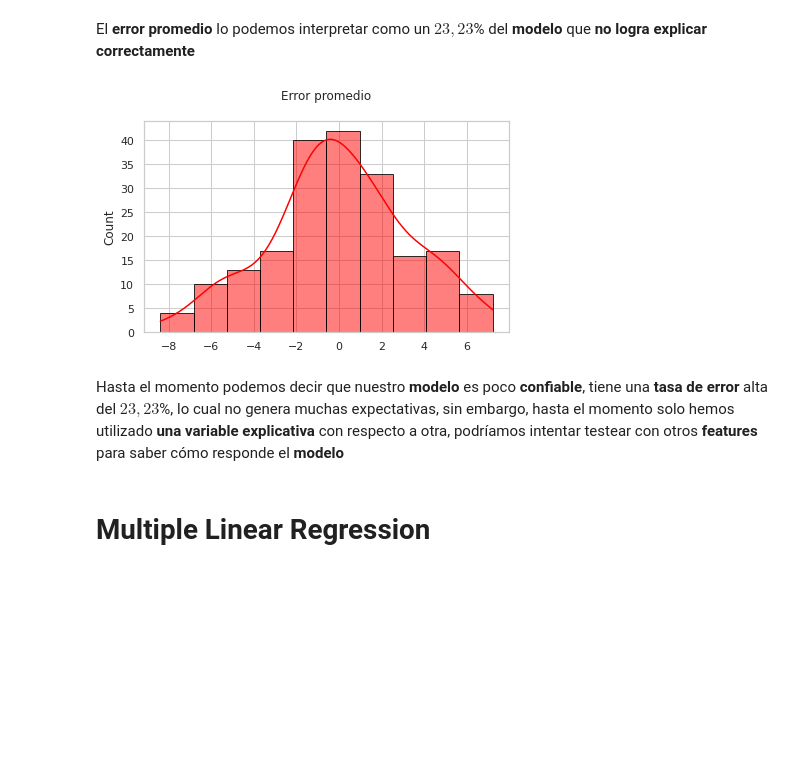
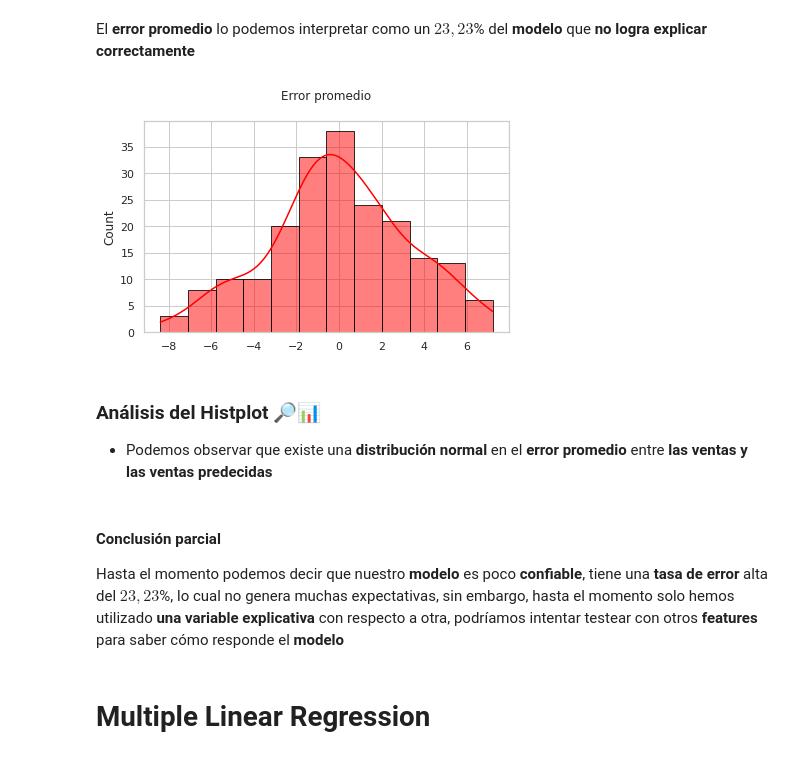
Before and after one commit to jorge-robledo11/Portfolio, a Jupyter notebook: Machine Learning/3. Proyecto ML - LR+Advertising.ipynb, the cells around one changed output. Cells and saved outputs as stored; diff of their text form; code cells hidden in the pictures; blank space fills up the shorter version.

```diff
--- a/Machine Learning/3. Proyecto ML - LR+Advertising.ipynb
+++ b/Machine Learning/3. Proyecto ML - LR+Advertising.ipynb
@@ -162,15 +208,22 @@ display(f'Error promedio: {error}')
 # %% [markdown]
 El **error promedio** lo podemos interpretar como un $23,23$% del **modelo** que **no logra explicar correctamente**
 # %%
-# Posee una Distribución normal
+# Histplot
 
+%matplotlib inline
 sns.set_theme(style='whitegrid')
-sns.histplot(data['Sales'] - data['Sales Pred'], kde=True, bins=10, edgecolor='black', linewidth=0.8, color='red')
+sns.histplot(data['Sales'] - data['Sales Pred'], kde=True, bins=12, edgecolor='black', linewidth=0.8, color='red')
 plt.title('Error promedio\n')
 plt.tight_layout();
 # %% [output]
-[figure, old version]
+[figure, new version]
+# %% [markdown]
+### Análisis del Histplot 🔎📊
+
+- Podemos observar que existe una **distribución normal** en el **error promedio** entre **las ventas y las ventas predecidas**
 # %% [markdown]
+#### Conclusión parcial
+
 Hasta el momento podemos decir que nuestro **modelo** es poco **confiable**, tiene una **tasa de error** alta del $23,23$%, lo cual no genera muchas expectativas, sin embargo, hasta el momento solo hemos utilizado **una variable explicativa** con respecto a otra, podríamos intentar testear con otros **features** para saber cómo responde el **modelo**
 # %% [markdown]
 # Multiple Linear Regression
```
Also changed, not shown: parts of 32 cells of this notebook.
